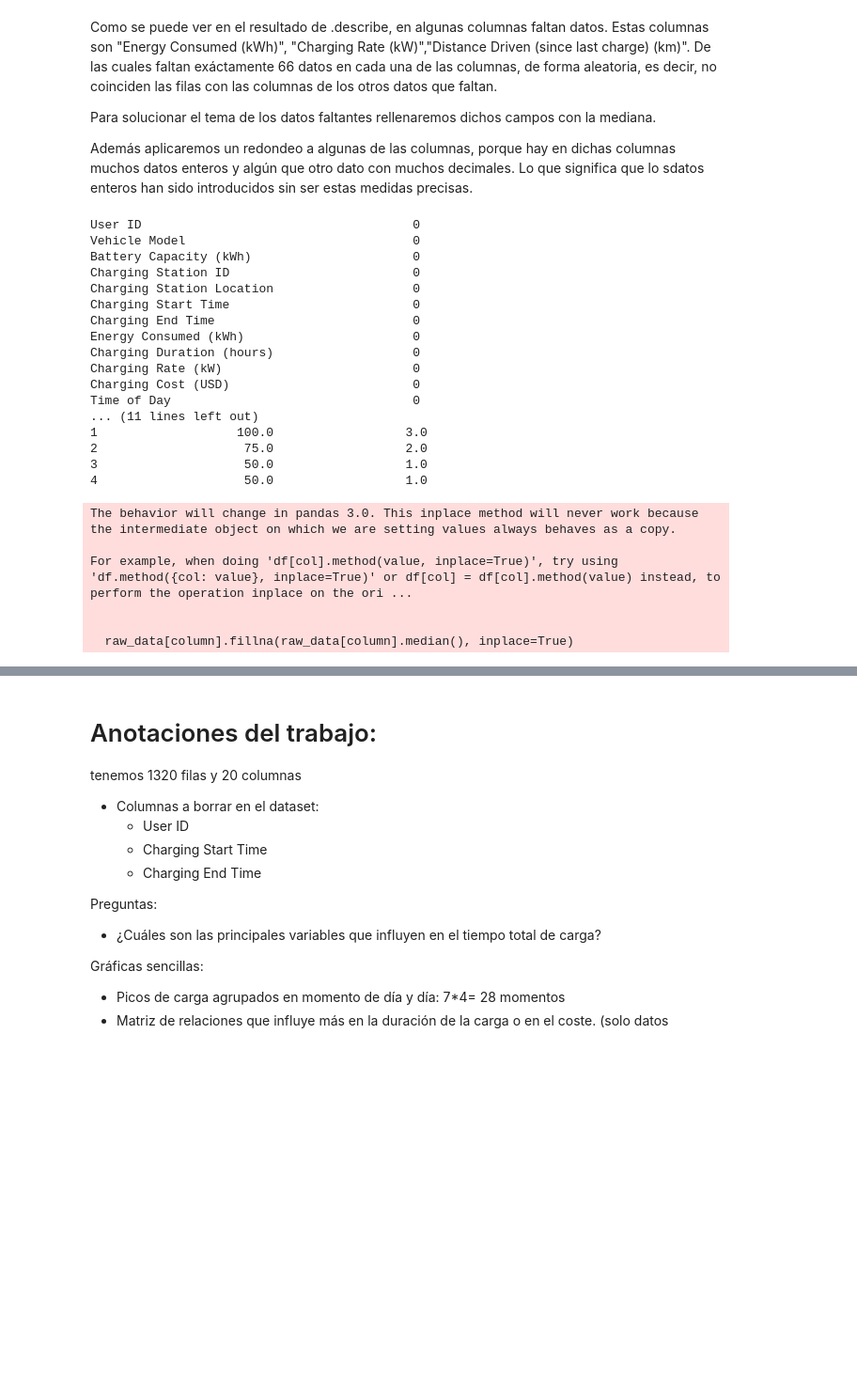
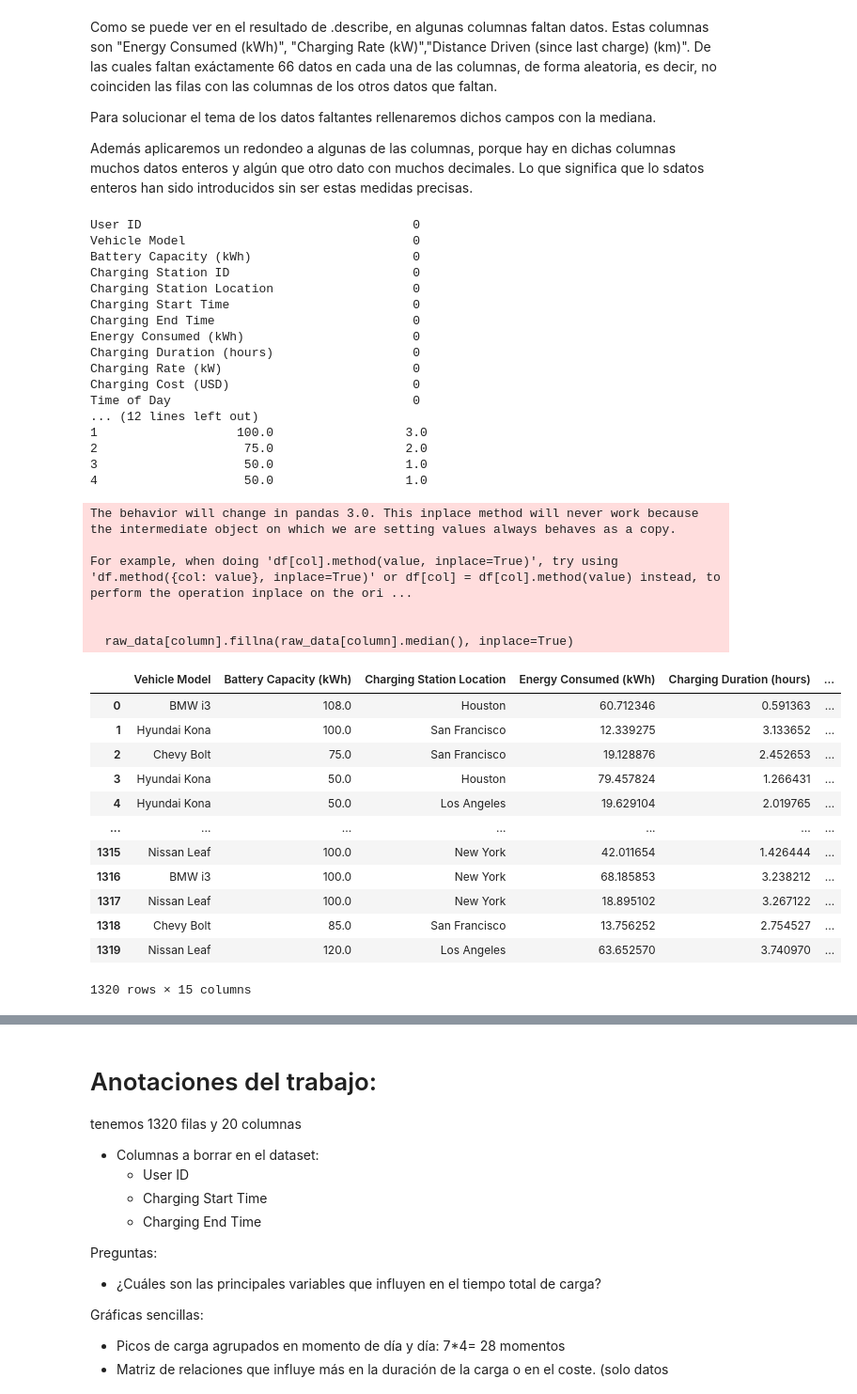
Before and after one commit to bermejo4/MachineLearning-MADI, a Jupyter notebook: DataScience/FinalProject_DS_Jaime.ipynb, the cells around one changed output, grey strips where cells are left out. Shown: that part at 94% size. Drawn from its saved outputs; the diff is of its cells as text; code cells hidden in the pictures; blank space fills up the shorter version.

```diff
--- a/DataScience/FinalProject_DS_Jaime.ipynb
+++ b/DataScience/FinalProject_DS_Jaime.ipynb
@@ -153,31 +155,51 @@ print(raw_data.isna().sum())
 
 # Redondear valores de Battery Capacity (kWh) y Vehicle Age (years) a 0 decimales
 raw_data['Battery Capacity (kWh)'] = raw_data['Battery Capacity (kWh)'].round(0)
 raw_data['Vehicle Age (years)'] = raw_data['Vehicle Age (years)'].round(0)
 
 # Verifica los cambios en las columnas
 print(raw_data[['Battery Capacity (kWh)', 'Vehicle Age (years)']].head())
+
+# Crear la columna 'Percentage of Charge' y eliminar columnas
+raw_data['Percentage of Charge'] = raw_data['State of Charge (End %)'] - raw_data['State of Charge (Start %)']
+data_cleaned = raw_data.drop(columns=['User ID', 'Charging Station ID', 'Charging Start Time', 'Charging End Time', 'State of Charge (Start %)', 'State of Charge (End %)'])
+
+# Mostrar el DataFrame resultante
+data_cleaned
 # %% [output]
 User ID                                     0
 Vehicle Model                               0
 Battery Capacity (kWh)                      0
 Charging Station ID                         0
 Charging Station Location                   0
 Charging Start Time                         0
 Charging End Time                           0
 Energy Consumed (kWh)                       0
 Charging Duration (hours)                   0
 Charging Rate (kW)                          0
 Charging Cost (USD)                         0
 Time of Day                                 0
-... (11 lines left out)
+... (12 lines left out)
 1                   100.0                  3.0
 2                    75.0                  2.0
 3                    50.0                  1.0
 4                    50.0                  1.0
 The behavior will change in pandas 3.0. This inplace method will never work because the intermediate object on which we are setting values always behaves as a copy.
 
 For example, when doing 'df[col].method(value, inplace=True)', try using 'df.method({col: value}, inplace=True)' or df[col] = df[col].method(value) instead, to perform the operation inplace on the ori ...
 
 
   raw_data[column].fillna(raw_data[column].median(), inplace=True)
+|  | Vehicle Model | Battery Capacity (kWh) | Charging Station Location | Energy Consumed (kWh) | Charging Duration (hours) | ... |
+| 0 | BMW i3 | 108.0 | Houston | 60.712346 | 0.591363 | ... |
+| 1 | Hyundai Kona | 100.0 | San Francisco | 12.339275 | 3.133652 | ... |
+| 2 | Chevy Bolt | 75.0 | San Francisco | 19.128876 | 2.452653 | ... |
+| 3 | Hyundai Kona | 50.0 | Houston | 79.457824 | 1.266431 | ... |
+| 4 | Hyundai Kona | 50.0 | Los Angeles | 19.629104 | 2.019765 | ... |
+| ... | ... | ... | ... | ... | ... | ... |
+| 1315 | Nissan Leaf | 100.0 | New York | 42.011654 | 1.426444 | ... |
+| 1316 | BMW i3 | 100.0 | New York | 68.185853 | 3.238212 | ... |
+| 1317 | Nissan Leaf | 100.0 | New York | 18.895102 | 3.267122 | ... |
+| 1318 | Chevy Bolt | 85.0 | San Francisco | 13.756252 | 2.754527 | ... |
+| 1319 | Nissan Leaf | 120.0 | Los Angeles | 63.652570 | 3.740970 | ... |
+1320 rows × 15 columns
```
Also changed, not shown: parts of 7 cells of this notebook.
